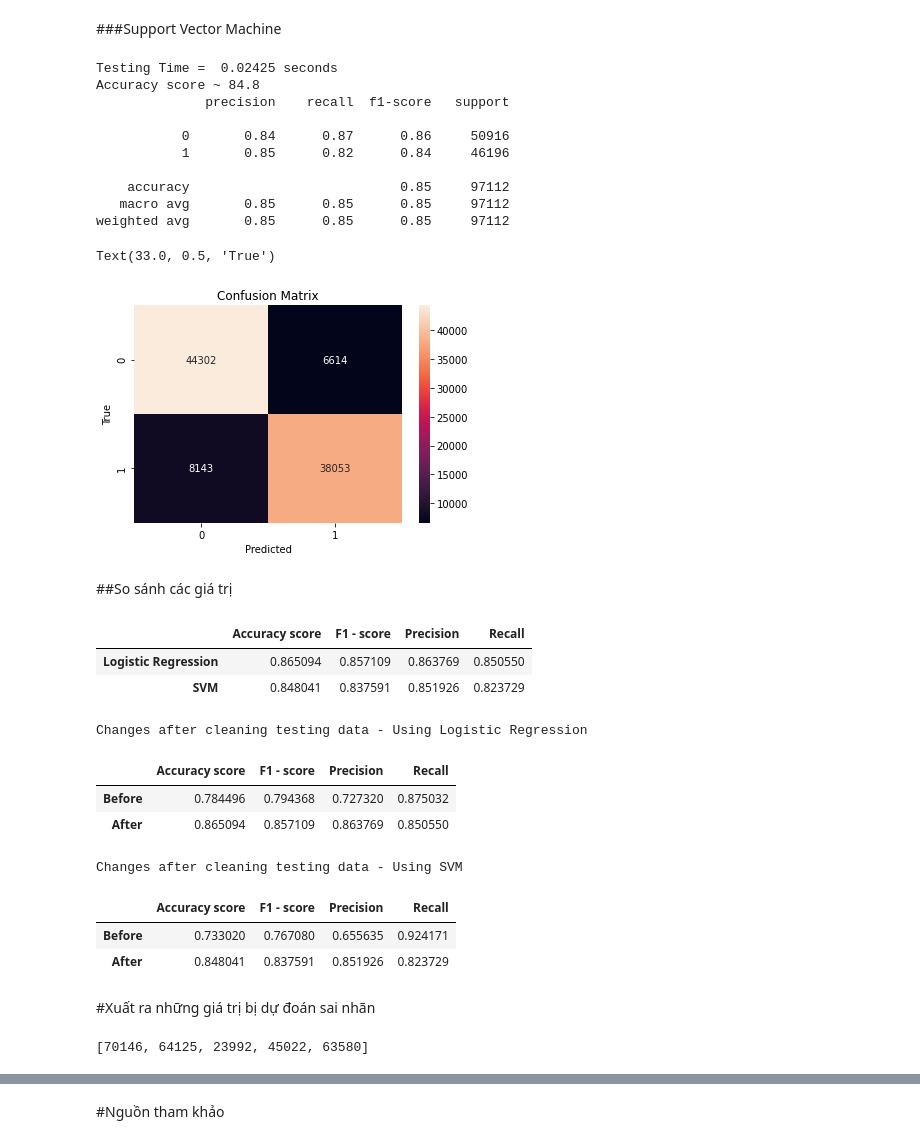
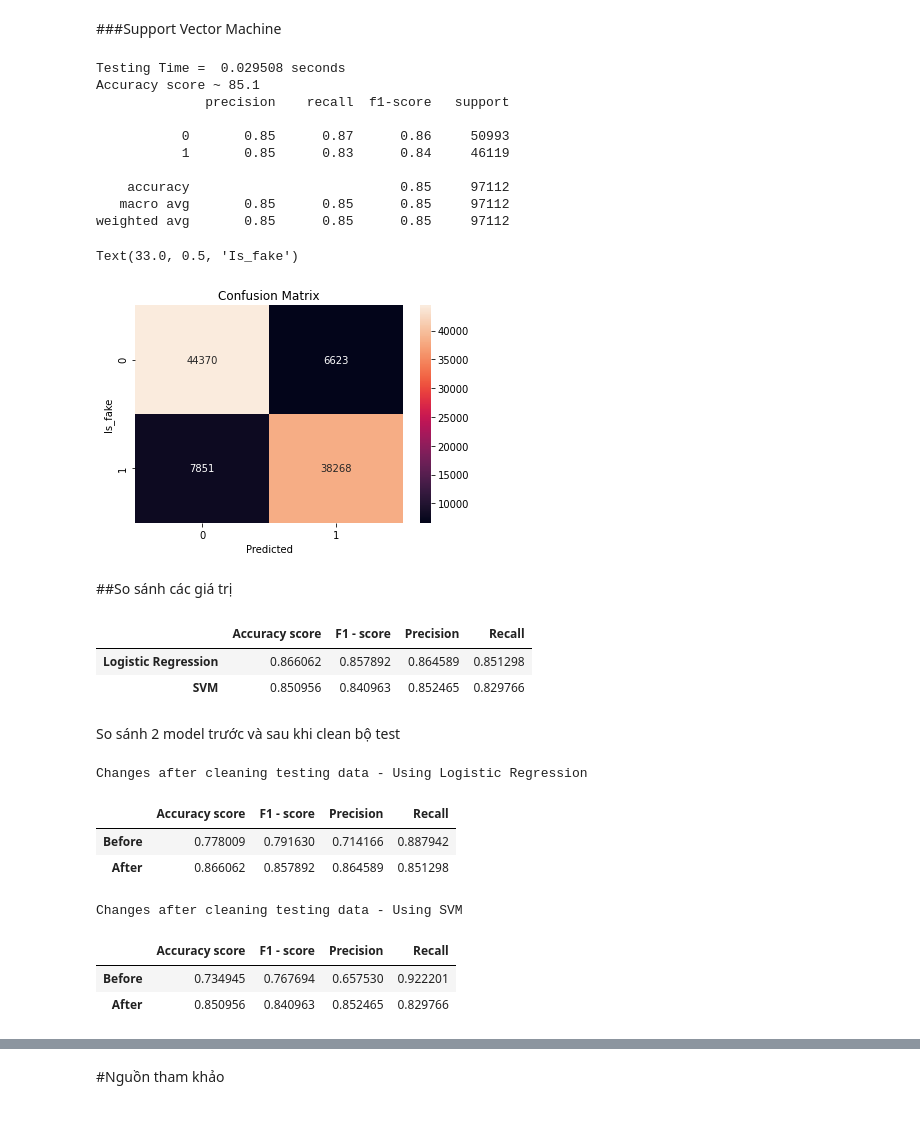
Before and after one commit to dxmai/CS114.L21.KHCL, a Jupyter notebook: FinalProject/FakeNewsDetection_FinalModel.ipynb, the cells around one changed output, grey strips where cells are left out. Saved outputs shown, nothing was run; the diff lists cells and outputs as text; code cells hidden in the pictures.

```diff
--- a/FinalProject/FakeNewsDetection_FinalModel.ipynb
+++ b/FinalProject/FakeNewsDetection_FinalModel.ipynb
@@ -265,2 +263,0 @@ def Stemming(text):
-# %%
-train['text'] = train['text'].apply(Stemming)
@@ -535,7 +528,6 @@ def Clean_Data(string):
 #Chuyển về chữ thường, loại bỏ stop words,... trong test
 test['text'] = test['text'].apply(lambda x: x.lower())
 test['text'] = test['text'].apply(punctuation_removal)
-test['text'] = test['text'].apply(Stemming)
 test['text'] = test['text'].apply(lambda x: ' '.join([word for word in x.split() if word not in (stop)]))
 # %%
 test_data_clear = vectorizer.transform(test['text'])
@@ -570,31 +567,36 @@ Text(33.0, 0.5, 'True')
 # %% [markdown]
 ###Support Vector Machine
 # %%
-startTest_svm_clear = time.time()
+#Testing
+startTest = time.time()
 predicted_svm_clear = svm_clf.predict(test_data_clear)
-endTest_svm_clear = time.time()
-print("Testing Time = ", Decimal(endTest_svm_clear - startTest_svm_clear).normalize(), "seconds")
+endTest = time.time()
+print("Testing Time = ", Decimal(endTest - startTest).normalize(), "seconds")
+
+#Kết quả thu được
 score = accuracy_score(test['is_fake'], predicted_svm_clear)
 print("Accuracy score ~", round(score * 100, 2))
 print(classification_report(test['is_fake'], predicted_svm_clear))
+
+#Confusion matrix
 matrix = confusion_matrix(test['is_fake'], predicted_svm_clear)
 sb.heatmap(matrix, annot=True, fmt="d")
 plt.title('Confusion Matrix')
 plt.xlabel('Predicted')
-plt.ylabel('True')
+plt.ylabel('Is_fake')
 # %% [output]
-Testing Time =  0.02425 seconds
-Accuracy score ~ 84.8
+Testing Time =  0.029508 seconds
+Accuracy score ~ 85.1
               precision    recall  f1-score   support
 
-           0       0.84      0.87      0.86     50916
-           1       0.85      0.82      0.84     46196
+           0       0.85      0.87      0.86     50993
+           1       0.85      0.83      0.84     46119
 
     accuracy                           0.85     97112
    macro avg       0.85      0.85      0.85     97112
 weighted avg       0.85      0.85      0.85     97112
-Text(33.0, 0.5, 'True')
+Text(33.0, 0.5, 'Is_fake')
-[figure, old version]
+[figure, new version]
 # %% [markdown]
 ##So sánh các giá trị
 # %%
@@ -608,8 +610,10 @@ table_clear = pd.DataFrame(compare_table_clear, index = ["Logistic Regression",
 table_clear
 # %% [output]
 |  | Accuracy score | F1 - score | Precision | Recall |
-| Logistic Regression | 0.865094 | 0.857109 | 0.863769 | 0.850550 |
-| SVM | 0.848041 | 0.837591 | 0.851926 | 0.823729 |
+| Logistic Regression | 0.866062 | 0.857892 | 0.864589 | 0.851298 |
+| SVM | 0.850956 | 0.840963 | 0.852465 | 0.829766 |
+# %% [markdown]
+So sánh 2 model trước và sau khi clean bộ test
 # %%
 logistic = {'Accuracy score':[accuracy_score(test['is_fake'], predicted_logR), accuracy_score(test['is_fake'], predicted_logR_clear)],
                  'F1 - score':[f1_score(test['is_fake'], predicted_logR), f1_score(test['is_fake'], predicted_logR_clear)],
@@ -628,8 +632,8 @@ logistic
 # %% [output]
 Changes after cleaning testing data - Using Logistic Regression
 |  | Accuracy score | F1 - score | Precision | Recall |
-| Before | 0.784496 | 0.794368 | 0.727320 | 0.875032 |
-| After | 0.865094 | 0.857109 | 0.863769 | 0.850550 |
+| Before | 0.778009 | 0.791630 | 0.714166 | 0.887942 |
+| After | 0.866062 | 0.857892 | 0.864589 | 0.851298 |
 # %%
 svm = pd.DataFrame(svm, index = ["Before", "After"])
 print("Changes after cleaning testing data - Using SVM")
@@ -637,7 +641,5 @@ svm
 # %% [output]
 Changes after cleaning testing data - Using SVM
 |  | Accuracy score | F1 - score | Precision | Recall |
-| Before | 0.733020 | 0.767080 | 0.655635 | 0.924171 |
-| After | 0.848041 | 0.837591 | 0.851926 | 0.823729 |
+| Before | 0.734945 | 0.767694 | 0.657530 | 0.922201 |
+| After | 0.850956 | 0.840963 | 0.852465 | 0.829766 |
-# %% [markdown]
-#Xuất ra những giá trị bị dự đoán sai nhãn
@@ -649,13 +645,0 @@ for index in range(len(test['is_fake'])):
-# %%
-import random
-count = 0
-show = []
-while count < 5:
-  pos = random.randint(0, len(row))
-  if row[pos] in show:
-    continue
-  show.append(row[pos])
-  count += 1
-print(show)
-# %% [output]
-[70146, 64125, 23992, 45022, 63580]
```
Also changed, not shown: parts of 56 cells of this notebook.
